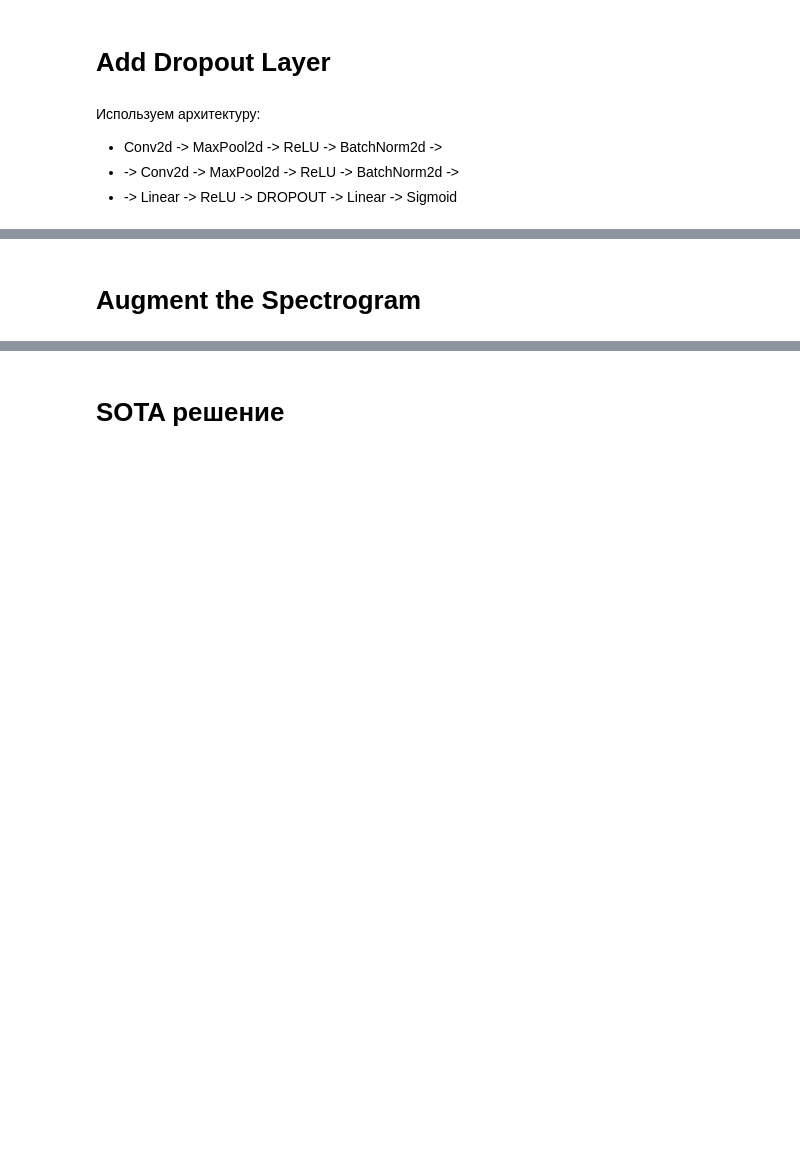
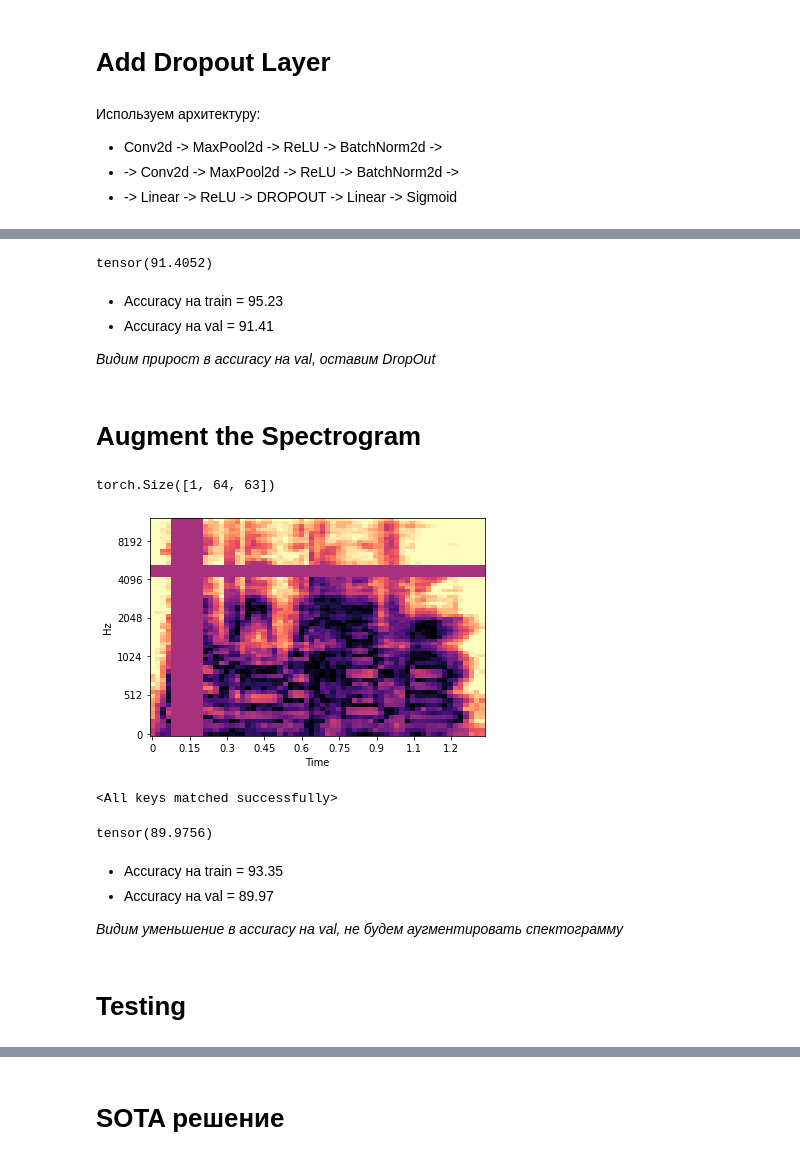
Before and after one commit to BorisovMaksim/gender_clf, a Jupyter notebook: Task.ipynb, the cells around one changed output, grey strips where cells are left out. Drawn from its saved outputs; the diff is of its cells as text; code cells hidden in the pictures; blank space fills up the shorter version.

```diff
--- a/Task.ipynb
+++ b/Task.ipynb
@@ -541,2 +556,37 @@ tensor(90.3243)
+# %%
+accuracy
+# %% [output]
+tensor(91.4052)
+# %% [markdown]
+- Accuracy на train = 95.23
+- Accuracy на val = 91.41
+
+*Видим прирост в accuracy на val, оставим DropOut*
 # %% [markdown]
 # Augment the Spectrogram
+# %%
+from audio_utils import AudioUtil
+import torchaudio
+import librosa.display
+
+
+audio = torchaudio.load(train_files[0])
+# %%
+spec = AudioUtil.generate_spectrogram(audio)
+aug_spec = AudioUtil.spectro_augment(spec)
+aug_spec.shape
+# %% [output]
+torch.Size([1, 64, 63])
+# %%
+librosa.display.specshow(np.abs(aug_spec[0,:,:].numpy()), sr=24000, x_axis='time', y_axis='mel')
+plt.show()
+# %% [output]
+[figure, added]
+# %%
+import torch
+
+clf_path = PATH + "augment_spectrogram.pth"
+model = AudioClassifier()
+model.load_state_dict(torch.load(clf_path))
+# %% [output]
+<All keys matched successfully>
@@ -542,0 +601,11 @@ tensor(90.3243)
+# %%
+accuracy
+# %% [output]
+tensor(89.9756)
+# %% [markdown]
+- Accuracy на train = 93.35
+- Accuracy на val = 89.97
+
+*Видим уменьшение в accuracy на val, не будем аугментировать спектограмму*
+# %% [markdown]
+# Testing
```
Also changed, not shown: parts of 14 cells of this notebook, 3 other files.
